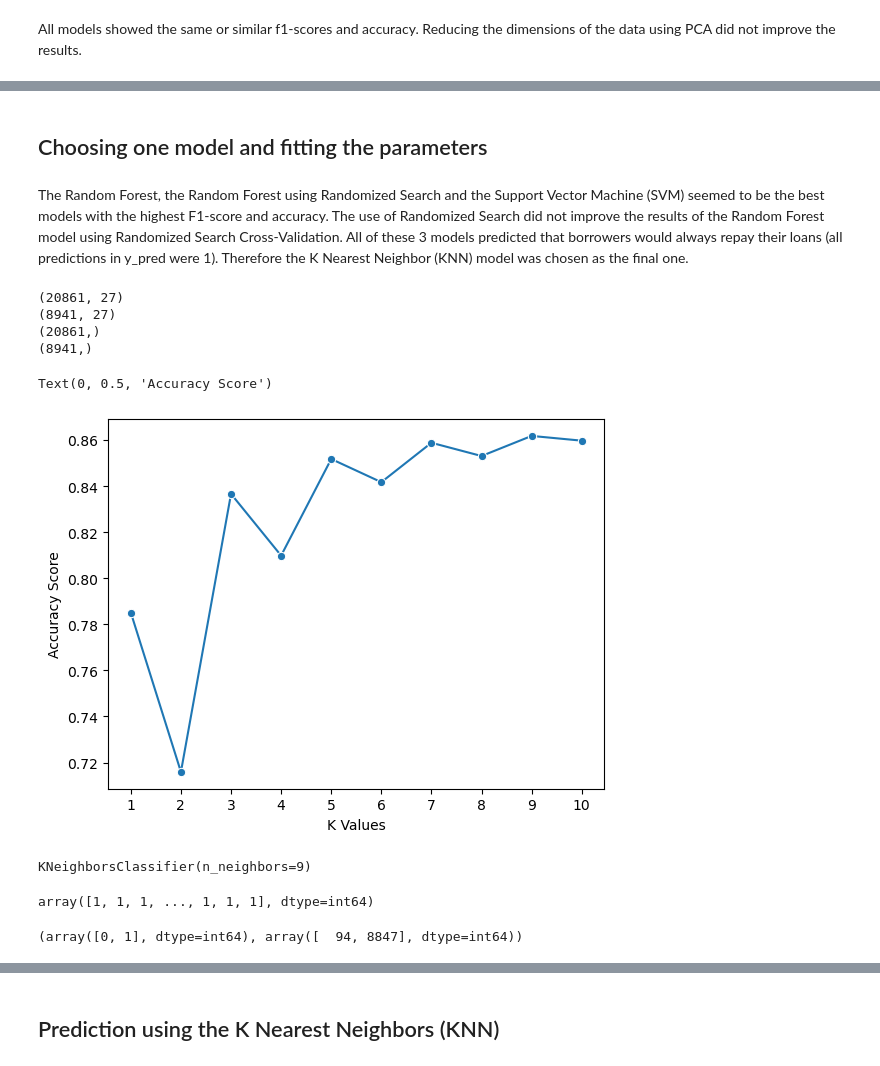
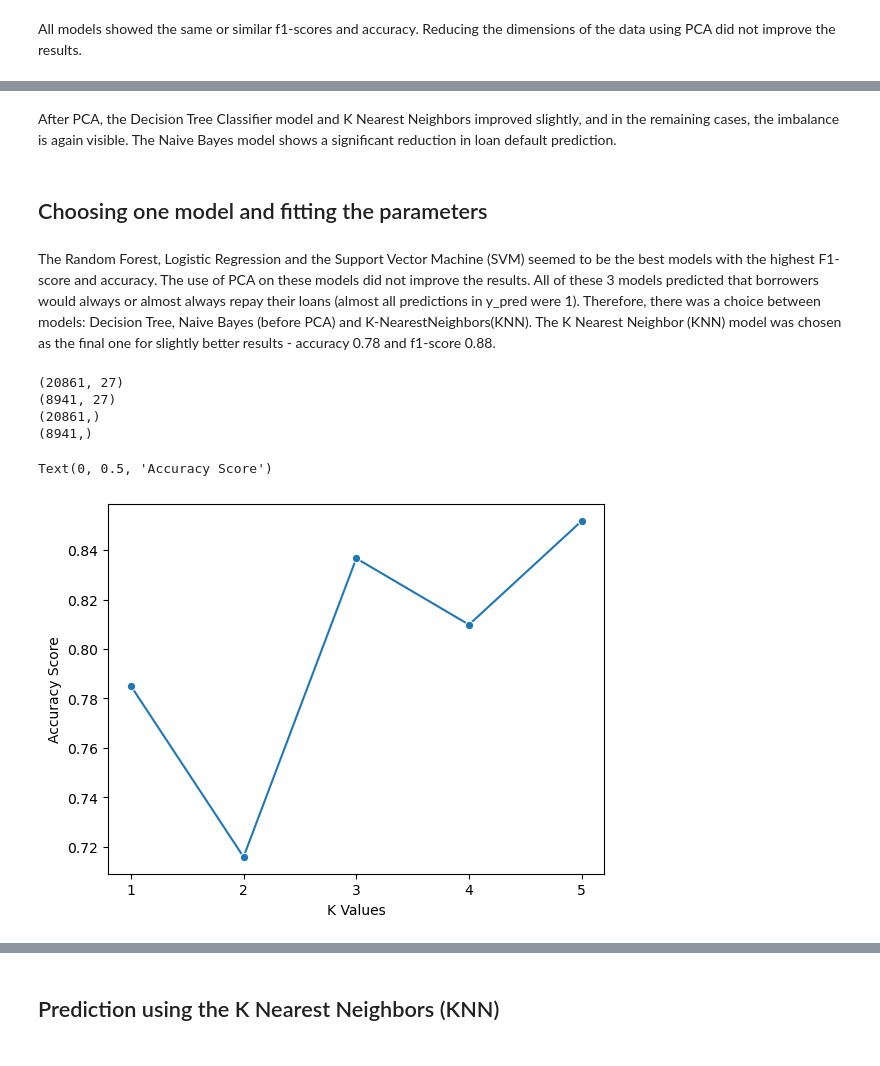
Before and after one commit to bartekwphd/Project_LC, a Jupyter notebook: Project part 4 - Modeling.ipynb, the cells around one changed output, grey strips where cells are left out. Drawn from its saved outputs; the diff is of its cells as text; code cells hidden in the pictures.

```diff
--- a/Project part 4 - Modeling.ipynb
+++ b/Project part 4 - Modeling.ipynb
@@ -338,2 +340,4 @@ Most selected clusters are poorly separated.
+# %%
+df = df.drop('K-Means_Cluster_ID', axis=1)
 # %% [markdown]
 ## Training models
@@ -496,0 +481,4 @@ weighted avg       0.88      0.86      0.80      8941
+# %%
+from sklearn.linear_model import LogisticRegression
+lr = LogisticRegression()
+lr.fit(X_scaled_train, y_scaled_train)
@@ -496,0 +511,4 @@ weighted avg       0.88      0.86      0.80      8941
+# %%
+from sklearn.naive_bayes import GaussianNB
+nb = GaussianNB()
+nb.fit(X_scaled_train, y_scaled_train)
@@ -501,7 +543,7 @@ from sklearn.svm import SVC
 # %%
 model = SVC()
 # %%
-model.fit(X_train,y_train)
+model.fit(X_scaled_train, y_scaled_train)
 # %% [output]
 SVC()
 # %%
@@ -953,7 +1083,9 @@ All models showed the same or similar f1-scores and accuracy. Reducing the dimen
+# %% [markdown]
+After PCA, the Decision Tree Classifier model and K Nearest Neighbors improved slightly, and in the remaining cases, the imbalance is again visible. The Naive Bayes model shows a significant reduction in loan default prediction.
 # %% [markdown]
 ## Choosing one model and fitting the parameters
 # %% [markdown]
-The Random Forest, the Random Forest using Randomized Search and the Support Vector Machine (SVM) seemed to be the best models with the highest F1-score and accuracy. The use of Randomized Search did not improve the results of the Random Forest model using Randomized Search Cross-Validation. All of these 3 models predicted that borrowers would always repay their loans (all predictions in y_pred were 1). Therefore the K Nearest Neighbor (KNN) model was chosen as the final one.
+The Random Forest, Logistic Regression and the Support Vector Machine (SVM) seemed to be the best models with the highest F1-score and accuracy. The use of PCA on these models did not improve the results. All of these 3 models predicted that borrowers would always or almost always repay their loans (almost all predictions in y_pred were 1). Therefore, there was a choice between models: Decision Tree, Naive Bayes (before PCA) and K-NearestNeighbors(KNN). The K Nearest Neighbor (KNN) model was chosen as the final one for slightly better results - accuracy 0.78 and f1-score 0.88.
 # %%
 # Using standardized data from the previous KNN model (before PCA) and checking the shape
 
@@ -967,39 +1099,24 @@ print(y_scaled_test.shape)
 (20861,)
 (8941,)
 # %%
-# Cross-validation to select the best number of neighbors
+# Searching for the best number of neighbors
 
 from sklearn.model_selection import cross_val_score
 
-k_values = [i for i in range (1,11)]
+k_values = [i for i in range (1,6)]
 scores = []
 
 X_scaled_train = scaler.fit_transform(X_scaled_train)
 
 for k in k_values:
     knn_k = KNeighborsClassifier(n_neighbors=k)
     score = cross_val_score(knn_k, X_scaled_train, y_scaled_train, cv=5)
     scores.append(np.mean(score))
 
 sns.lineplot(x = k_values, y = scores, marker = 'o')
-plt.xticks([1, 2, 3, 4, 5, 6, 7, 8, 9, 10])
+plt.xticks([1, 2, 3, 4, 5])
 plt.xlabel("K Values")
 plt.ylabel("Accuracy Score")
 # %% [output]
 Text(0, 0.5, 'Accuracy Score')
-[figure, old version]
+[figure, new version]
-# %%
-knn_final = KNeighborsClassifier(n_neighbors=9)
-knn_final.fit(X_scaled_train, y_scaled_train)
-# %% [output]
-KNeighborsClassifier(n_neighbors=9)
-# %%
-y_pred = knn_final.predict(X_scaled_test)
-y_pred
-# %% [output]
-array([1, 1, 1, ..., 1, 1, 1], dtype=int64)
-# %%
-count_y_pred = np.unique(y_pred, return_counts=True)
-count_y_pred
-# %% [output]
-(array([0, 1], dtype=int64), array([  94, 8847], dtype=int64))
```
Also changed, not shown: parts of 132 cells of this notebook.
